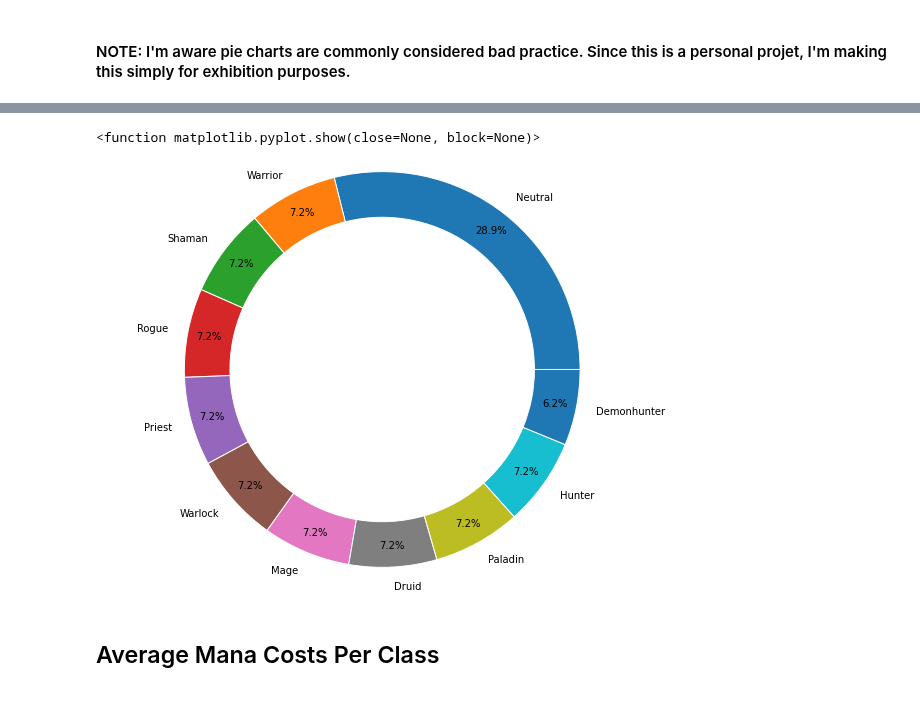
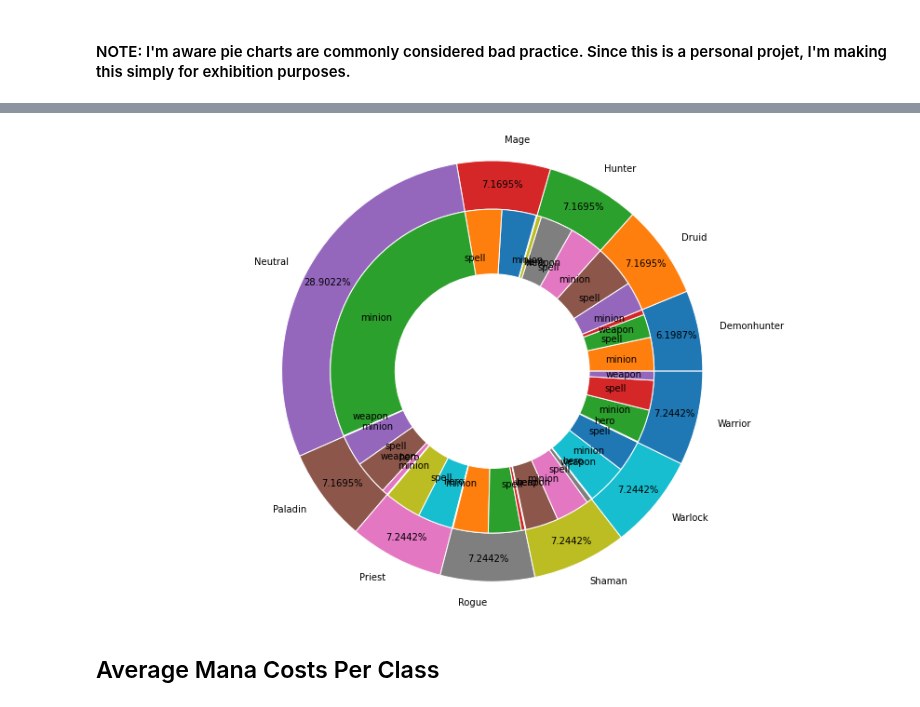
Before and after one commit to SamuelD-Data/hearthstone_project, a Jupyter notebook: hearthstone_project_notebook.ipynb, the cells around one changed output, grey strips where cells are left out. Saved outputs shown, nothing was run; the diff lists cells and outputs as text; code cells hidden in the pictures.

Commit message:
MVP of donut plot done, working on improving now

```diff
--- a/hearthstone_project_notebook.ipynb
+++ b/hearthstone_project_notebook.ipynb
@@ -566,8 +566,10 @@ classnames = classes.name.to_list()
 # %% [markdown]
 #### NOTE: I'm aware pie charts are commonly considered bad practice. Since this is a personal projet, I'm making this simply for exhibition purposes.
 # %%
-hero_dist_df = pd.DataFrame(df.name_prime_hero_class.value_counts() / len(df))
+
+hero_dist_df = pd.DataFrame(df.name_prime_hero_class.value_counts().sort_index()) #/ len(df))
 hero_dist_df.columns = ['hero_class_percent']
+
 hero_dist_df
 # %% [output]
 |  | hero_class_percent |
@@ -585,5 +587,5 @@ hero_dist_df
 # %%
-card_type_dist_df = pd.DataFrame(df.groupby(['name_prime_hero_class', 'name_card_type']).count())['name']
+card_type_dist_df = pd.DataFrame(df.groupby(['name_prime_hero_class', 'name_card_type']).count()['name'].sort_index(level=['name_prime_hero_class']))
 
 card_type_dist_df
 # %% [output]
@@ -607,5 +609,0 @@ Name: name, dtype: int64
-# %%
-card_type_dist_df = pd.DataFrame(df.groupby(['name_prime_hero_class', 'name_card_type']).count()['name'])
-
-for x in card_type_dist_df.to_dict()['name'].keys():
-    print(x[1])
@@ -630,5 +609,0 @@ weapon
-# %%
-card_type_dist_df = pd.DataFrame(df.groupby(['name_prime_hero_class', 'name_card_type']).count()['name'])
-
-for x in card_type_dist_df.to_dict()['name'].keys():
-    print(x[1])
@@ -653,25 +610,25 @@ weapon
 # %%
 # setting values for outer ring
 major_pie_groups = [classname.title() for classname in hero_dist_df.index]
 major_group_sizes = [percent for percent in hero_dist_df.hero_class_percent]
 
 # setting values for inner ring
-
+minor_pie_groups = [x[1] for x in card_type_dist_df.to_dict()['name'].keys()]
+minor_group_sizes = [cardtypecount for numlist in card_type_dist_df.values.tolist() for cardtypecount in numlist]
 
 # creating outside ring
-fig, ax = plt.subplots()
+fig, ax = plt.subplots(figsize=(15, 8))
 ax.axis('equal')
-mypie, _, autotexts = ax.pie(major_group_sizes, radius=1.3, labels = major_pie_groups, autopct='%1.1f%%', pctdistance= .89)
+mypie, _, autotexts = ax.pie(major_group_sizes, radius=1.3, labels = major_pie_groups, autopct='%1.4f%%', pctdistance= .89)
 plt.setp(mypie, width=0.3, edgecolor='white')
 plt.show
 
 # creating inner ring
-mypie2, _ = ax.pie(subgroup_size, radius=1.3-0.3, labels=subgroup_names, labeldistance=0.7, colors=[a(0.5), a(0.4), a(0.3), b(0.5), b(0.4), c(0.6), c(0.5), c(0.4), c(0.3), c(0.2)])
+mypie2, _ = ax.pie(lister, radius=1.3-0.3, labels = minor_pie_groups, labeldistance=0.7)
 plt.setp( mypie2, width=0.4, edgecolor='white')
 plt.margins(0,0)
 # %% [output]
-<function matplotlib.pyplot.show(close=None, block=None)>
-[figure, old version]
+[figure, new version]
 # %% [markdown]
 ## Average Mana Costs Per Class
 # %%
```
Also changed, not shown: parts of 4 cells of this notebook.
